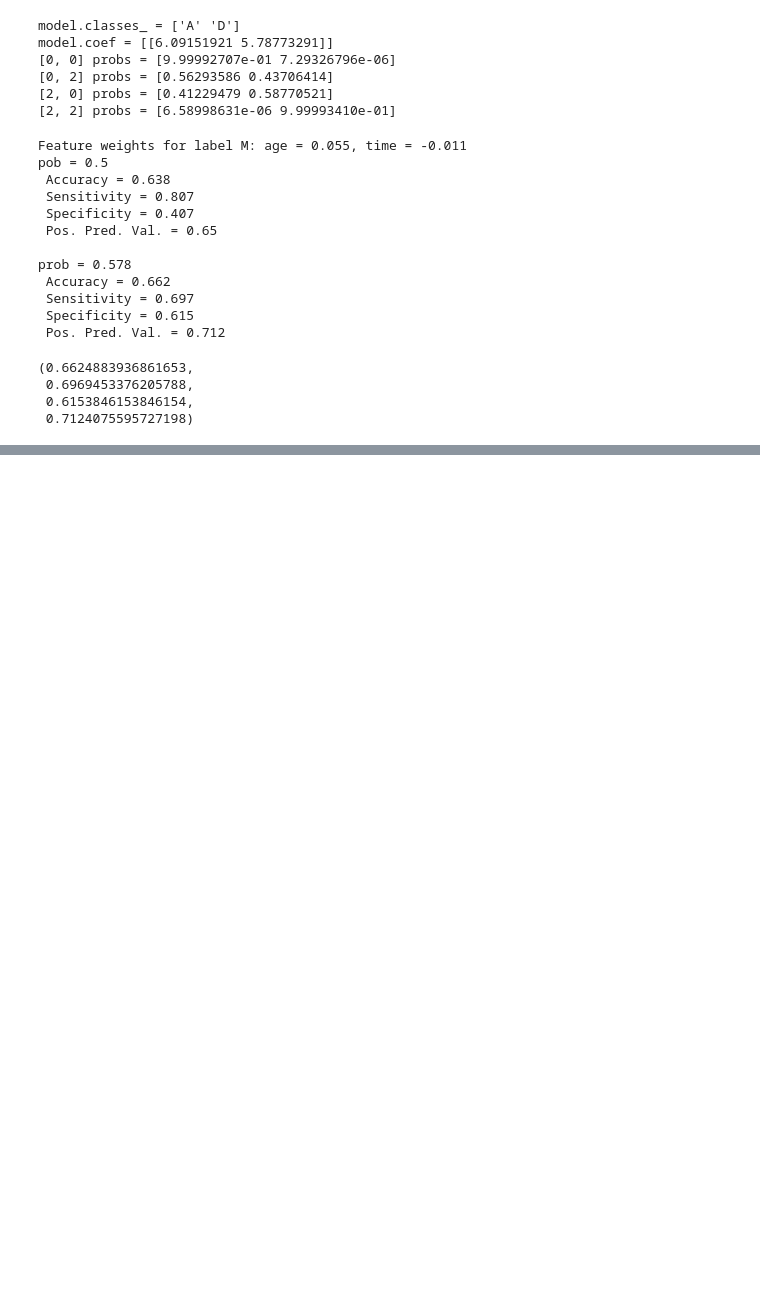
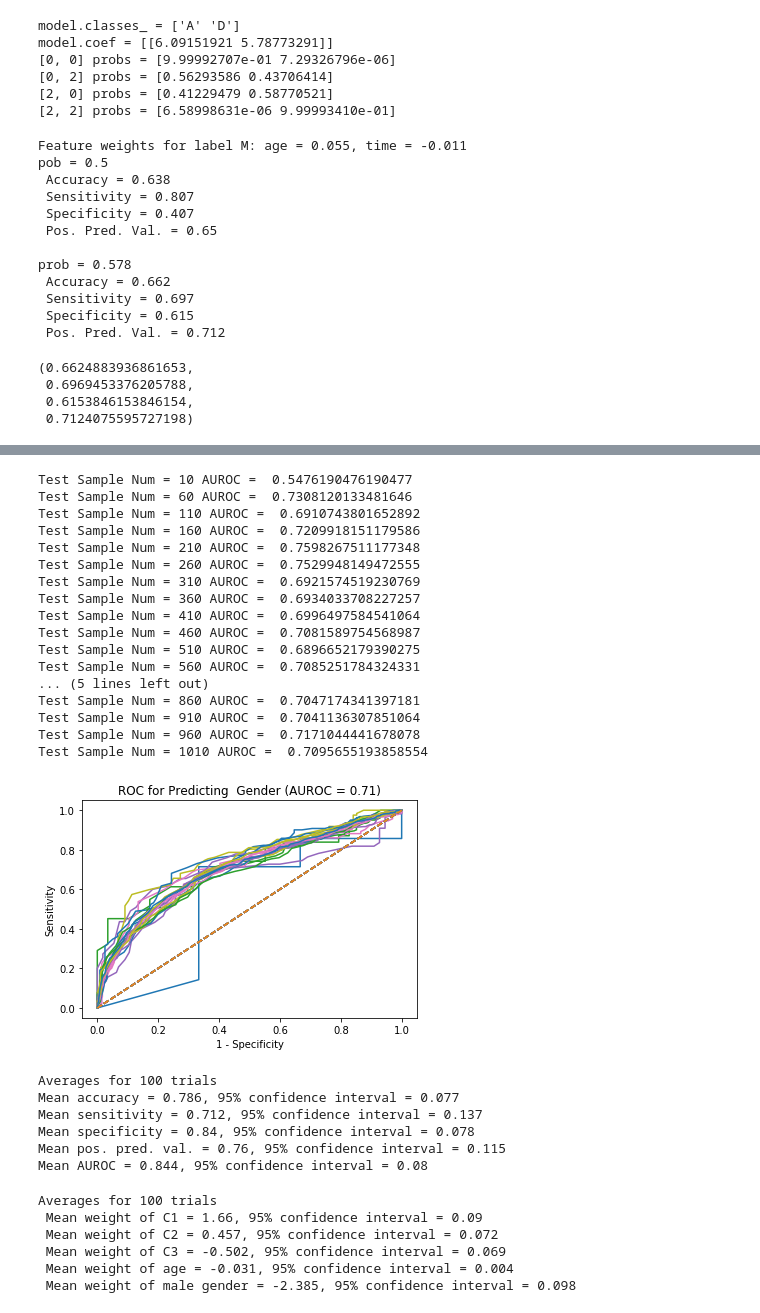
Before and after one commit to hayo0914/ICPP, a Jupyter notebook: 24-Classification-and-Logistic-Regression.ipynb, the cells around one changed output, grey strips where cells are left out. Saved outputs shown, nothing was run; the diff lists cells and outputs as text; code cells hidden in the pictures; blank space fills up the shorter version.

```diff
--- a/24-Classification-and-Logistic-Regression.ipynb
+++ b/24-Classification-and-Logistic-Regression.ipynb
@@ -515,0 +558,25 @@ prob = 0.578
+# %%
+minN = 10
+maxN = 1010
+for i in range(minN, maxN + 1, 50):
+    auroc = buildROC(model, random.sample(test, i), 'M', 'ROC for Predicting  Gender')
+    print('Test Sample Num =', i, "AUROC = ", auroc)
+# %% [output]
+Test Sample Num = 10 AUROC =  0.5476190476190477
+Test Sample Num = 60 AUROC =  0.7308120133481646
+Test Sample Num = 110 AUROC =  0.6910743801652892
+Test Sample Num = 160 AUROC =  0.7209918151179586
+Test Sample Num = 210 AUROC =  0.7598267511177348
+Test Sample Num = 260 AUROC =  0.7529948149472555
+Test Sample Num = 310 AUROC =  0.6921574519230769
+Test Sample Num = 360 AUROC =  0.6934033708227257
+Test Sample Num = 410 AUROC =  0.6996497584541064
+Test Sample Num = 460 AUROC =  0.7081589754568987
+Test Sample Num = 510 AUROC =  0.6896652179390275
+Test Sample Num = 560 AUROC =  0.7085251784324331
+... (5 lines left out)
+Test Sample Num = 860 AUROC =  0.7047174341397181
+Test Sample Num = 910 AUROC =  0.7041136307851064
+Test Sample Num = 960 AUROC =  0.7171044441678078
+Test Sample Num = 1010 AUROC =  0.7095655193858554
+[figure, added]
@@ -515,0 +715,28 @@ prob = 0.578
+# %%
+examples = buildTitanicExamples('TitanicPassengers.txt')
+testModels(examples, 100, True, False)
+
+"""
+この小さな特徴集合は, 生き残りを予想するために十分であるということが明らかになった.
+なぜかを見るために, 様々な特徴の重みを調べてみよう.
+"""
+pass
+# %% [output]
+Averages for 100 trials
+Mean accuracy = 0.786, 95% confidence interval = 0.077
+Mean sensitivity = 0.712, 95% confidence interval = 0.137
+Mean specificity = 0.84, 95% confidence interval = 0.078
+Mean pos. pred. val. = 0.76, 95% confidence interval = 0.115
+Mean AUROC = 0.844, 95% confidence interval = 0.08
+# %%
+testModels(examples, 100, False, True)
+"""
+タイタニック号の難破から生還することについて言えば, 金持ちで, 若く, そして女性であることが効果的であるようだ.
+"""
+# %% [output]
+Averages for 100 trials
+ Mean weight of C1 = 1.66, 95% confidence interval = 0.09
+ Mean weight of C2 = 0.457, 95% confidence interval = 0.072
+ Mean weight of C3 = -0.502, 95% confidence interval = 0.069
+ Mean weight of age = -0.031, 95% confidence interval = 0.004
+ Mean weight of male gender = -2.385, 95% confidence interval = 0.098
```
Also changed, not shown: parts of 5 cells of this notebook, 1 other file.
